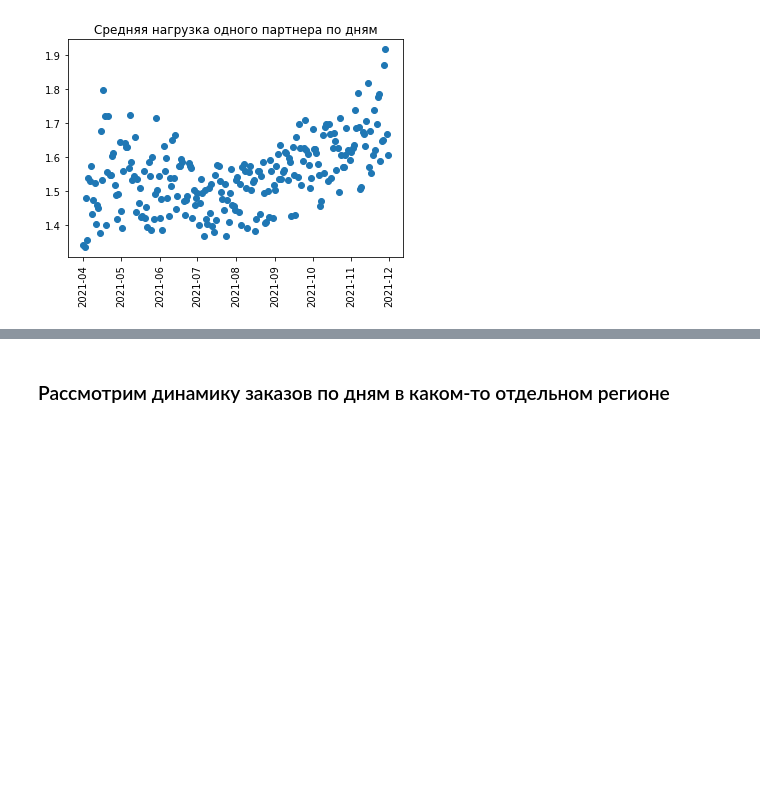
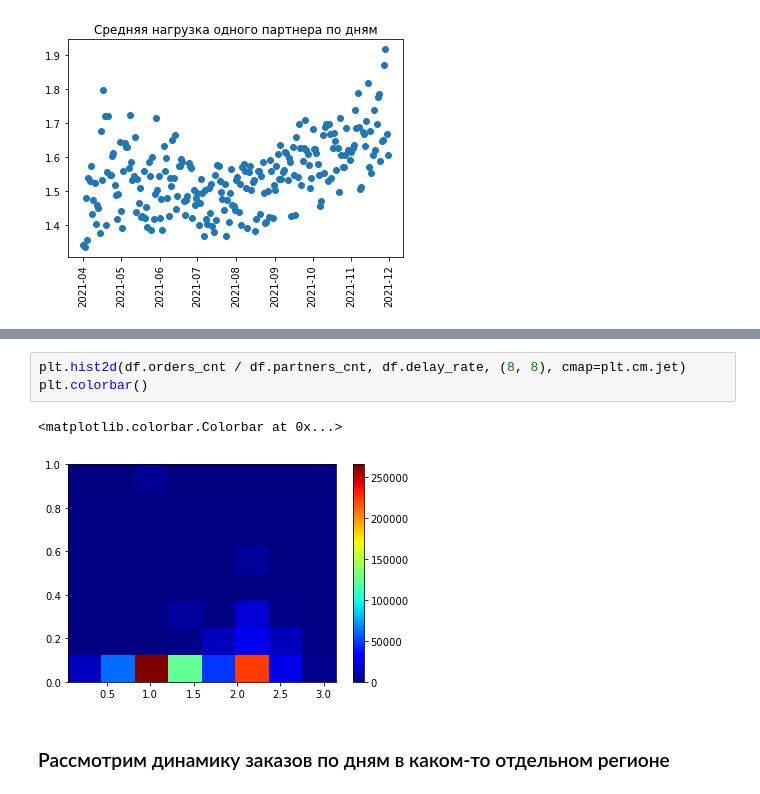
Before and after one commit to MikhailovDaniil/demand_forecasting_hackathon, a Jupyter notebook: draft.ipynb, the cells around one changed output, grey strips where cells are left out. Drawn from its saved outputs; the diff is of its cells as text; blank space fills up the shorter version.

```diff
--- a/draft.ipynb
+++ b/draft.ipynb
@@ -174,3 +176,9 @@ plt.show()
+# %%
+plt.hist2d(df.orders_cnt / df.partners_cnt, df.delay_rate, (8, 8), cmap=plt.cm.jet)
+plt.colorbar()
+# %% [output]
+<matplotlib.colorbar.Colorbar at 0x...>
+[figure, added]
 # %% [markdown]
 ### Рассмотрим динамику заказов по дням в каком-то отдельном регионе
 # %%
```
Also changed, not shown: parts of 6 cells of this notebook.
